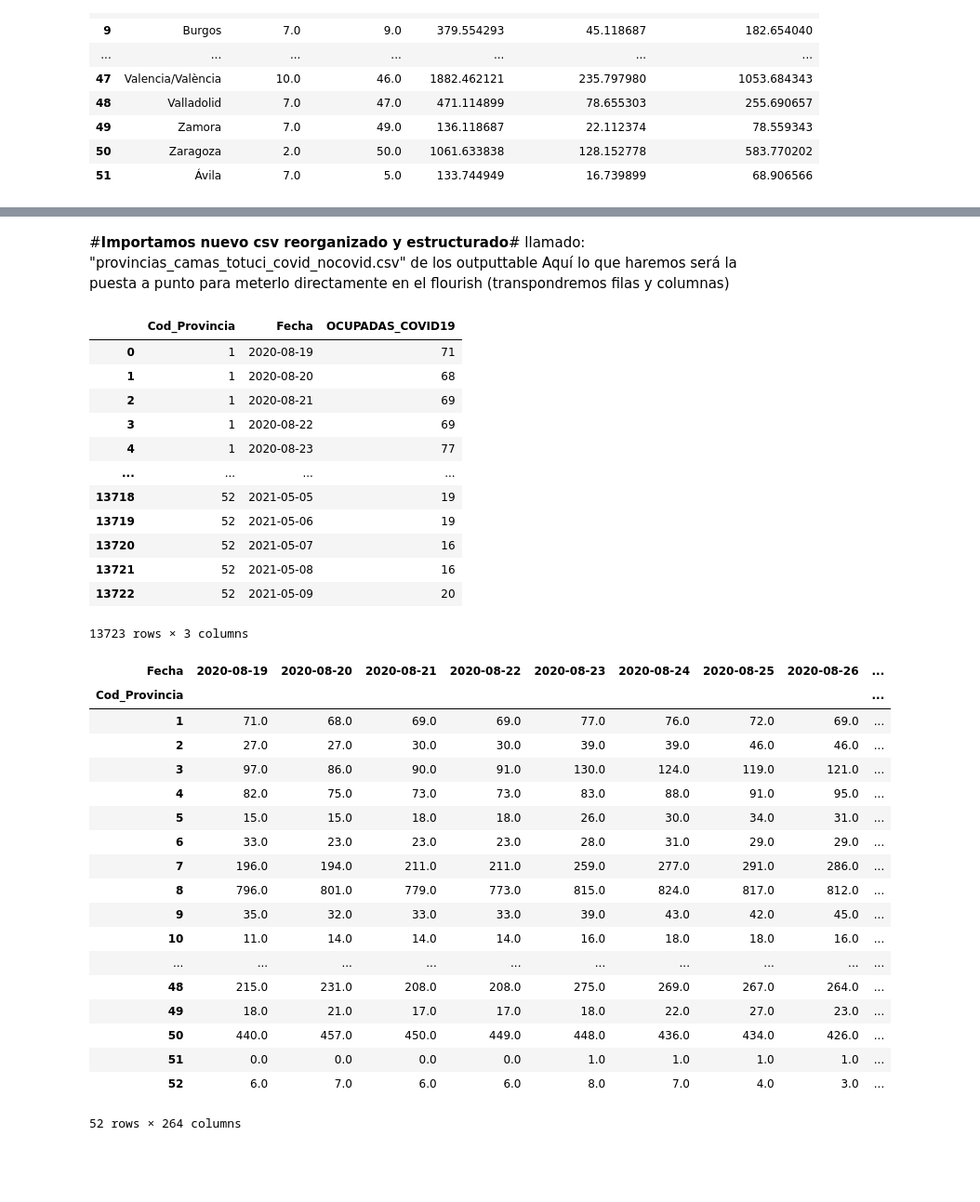
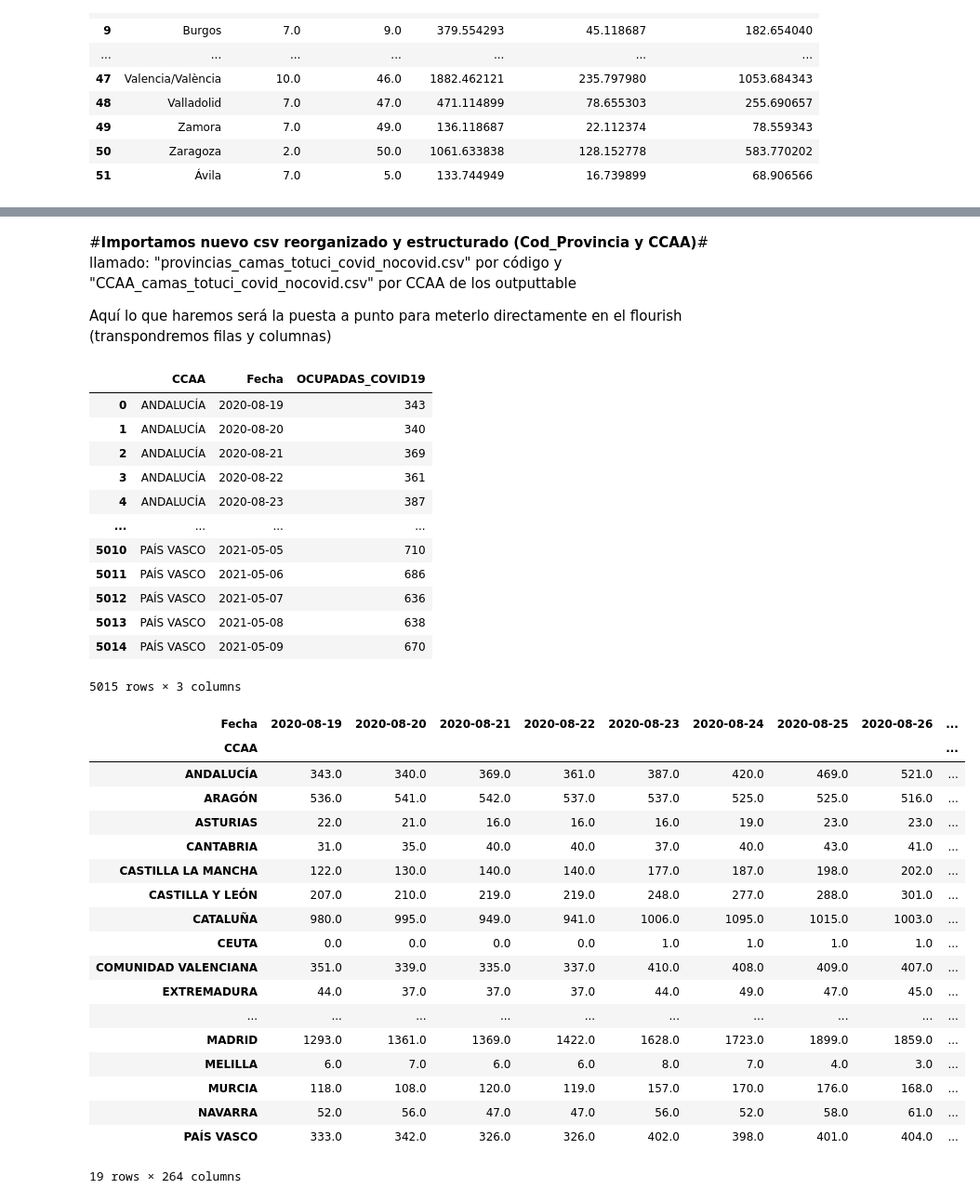
Before and after one commit to jamg-upv/CAHOS19, a Jupyter notebook: python/visualizacion_evolucion.ipynb, the cells around one changed output, grey strips where cells are left out. Shown at 93% size. Saved outputs shown, nothing was run; the diff lists cells and outputs as text; code cells hidden in the pictures; blank space fills up the shorter version.

```diff
--- a/python/visualizacion_evolucion.ipynb
+++ b/python/visualizacion_evolucion.ipynb
@@ -97,50 +86,54 @@ cap_asis2.to_csv('provincias_camas_totuci_covid_nocovid.csv')
 # %% [markdown]
-#**Importamos nuevo csv reorganizado y estructurado**#
-llamado: "provincias_camas_totuci_covid_nocovid.csv" de los outputtable
+#**Importamos nuevo csv reorganizado y estructurado (Cod_Provincia y CCAA)**#
+llamado: "provincias_camas_totuci_covid_nocovid.csv" por código y "CCAA_camas_totuci_covid_nocovid.csv" por CCAA de los outputtable
+
 Aquí lo que haremos será la puesta a punto para meterlo directamente en el flourish (transpondremos filas y columnas)
 # %%
 direccion1="https://raw.githubusercontent.com/jamg-upv/CAHOS19/main/outputtables/provincias_camas_totuci_covid_nocovid.csv"
+direccion01="https://raw.githubusercontent.com/jamg-upv/CAHOS19/main/outputtables/CCAA_camas_totuci_covid_nocovid.csv"
 provincias_camas=pd.read_csv(direccion1, delimiter=',', encoding='latin_1')
-provincias_camas
+CCAA_camas_COVID=pd.read_csv(direccion01, delimiter=',')
+CCAA_camas_COVID
 # %% [output]
-|  | Cod_Provincia | Fecha | OCUPADAS_COVID19 |
-| 0 | 1 | 2020-08-19 | 71 |
-| 1 | 1 | 2020-08-20 | 68 |
-| 2 | 1 | 2020-08-21 | 69 |
-| 3 | 1 | 2020-08-22 | 69 |
-| 4 | 1 | 2020-08-23 | 77 |
+|  | CCAA | Fecha | OCUPADAS_COVID19 |
+| 0 | ANDALUCÍA | 2020-08-19 | 343 |
+| 1 | ANDALUCÍA | 2020-08-20 | 340 |
+| 2 | ANDALUCÍA | 2020-08-21 | 369 |
+| 3 | ANDALUCÍA | 2020-08-22 | 361 |
+| 4 | ANDALUCÍA | 2020-08-23 | 387 |
 | ... | ... | ... | ... |
-| 13718 | 52 | 2021-05-05 | 19 |
-| 13719 | 52 | 2021-05-06 | 19 |
-| 13720 | 52 | 2021-05-07 | 16 |
-| 13721 | 52 | 2021-05-08 | 16 |
-| 13722 | 52 | 2021-05-09 | 20 |
+| 5010 | PAÍS VASCO | 2021-05-05 | 710 |
+| 5011 | PAÍS VASCO | 2021-05-06 | 686 |
+| 5012 | PAÍS VASCO | 2021-05-07 | 636 |
+| 5013 | PAÍS VASCO | 2021-05-08 | 638 |
+| 5014 | PAÍS VASCO | 2021-05-09 | 670 |
-13723 rows × 3 columns
+5015 rows × 3 columns
 # %%
 #Intento trasponer las columnas de fecha y 'OCUPADAS_COVID' por columnas para poder hacer el gráfico
 
 provincias_camas1=provincias_camas.pivot(index='Cod_Provincia', columns='Fecha', values='OCUPADAS_COVID19')
-provincias_camas1
+CCAA_camas_COVID1=CCAA_camas_COVID.pivot(index='CCAA', columns='Fecha', values='OCUPADAS_COVID19')
+CCAA_camas_COVID1
 # %% [output]
 | Fecha | 2020-08-19 | 2020-08-20 | 2020-08-21 | 2020-08-22 | 2020-08-23 | 2020-08-24 | 2020-08-25 | 2020-08-26 | ... |
-| Cod_Provincia |  |  |  |  |  |  |  |  | ... |
-| 1 | 71.0 | 68.0 | 69.0 | 69.0 | 77.0 | 76.0 | 72.0 | 69.0 | ... |
-| 2 | 27.0 | 27.0 | 30.0 | 30.0 | 39.0 | 39.0 | 46.0 | 46.0 | ... |
-| 3 | 97.0 | 86.0 | 90.0 | 91.0 | 130.0 | 124.0 | 119.0 | 121.0 | ... |
-| 4 | 82.0 | 75.0 | 73.0 | 73.0 | 83.0 | 88.0 | 91.0 | 95.0 | ... |
-| 5 | 15.0 | 15.0 | 18.0 | 18.0 | 26.0 | 30.0 | 34.0 | 31.0 | ... |
-| 6 | 33.0 | 23.0 | 23.0 | 23.0 | 28.0 | 31.0 | 29.0 | 29.0 | ... |
-| 7 | 196.0 | 194.0 | 211.0 | 211.0 | 259.0 | 277.0 | 291.0 | 286.0 | ... |
-| 8 | 796.0 | 801.0 | 779.0 | 773.0 | 815.0 | 824.0 | 817.0 | 812.0 | ... |
-| 9 | 35.0 | 32.0 | 33.0 | 33.0 | 39.0 | 43.0 | 42.0 | 45.0 | ... |
-| 10 | 11.0 | 14.0 | 14.0 | 14.0 | 16.0 | 18.0 | 18.0 | 16.0 | ... |
+| CCAA |  |  |  |  |  |  |  |  | ... |
+| ANDALUCÍA | 343.0 | 340.0 | 369.0 | 361.0 | 387.0 | 420.0 | 469.0 | 521.0 | ... |
+| ARAGÓN | 536.0 | 541.0 | 542.0 | 537.0 | 537.0 | 525.0 | 525.0 | 516.0 | ... |
+| ASTURIAS | 22.0 | 21.0 | 16.0 | 16.0 | 16.0 | 19.0 | 23.0 | 23.0 | ... |
+| CANTABRIA | 31.0 | 35.0 | 40.0 | 40.0 | 37.0 | 40.0 | 43.0 | 41.0 | ... |
+| CASTILLA LA MANCHA | 122.0 | 130.0 | 140.0 | 140.0 | 177.0 | 187.0 | 198.0 | 202.0 | ... |
+| CASTILLA Y LEÓN | 207.0 | 210.0 | 219.0 | 219.0 | 248.0 | 277.0 | 288.0 | 301.0 | ... |
+| CATALUÑA | 980.0 | 995.0 | 949.0 | 941.0 | 1006.0 | 1095.0 | 1015.0 | 1003.0 | ... |
+| CEUTA | 0.0 | 0.0 | 0.0 | 0.0 | 1.0 | 1.0 | 1.0 | 1.0 | ... |
+| COMUNIDAD VALENCIANA | 351.0 | 339.0 | 335.0 | 337.0 | 410.0 | 408.0 | 409.0 | 407.0 | ... |
+| EXTREMADURA | 44.0 | 37.0 | 37.0 | 37.0 | 44.0 | 49.0 | 47.0 | 45.0 | ... |
 | ... | ... | ... | ... | ... | ... | ... | ... | ... | ... |
-| 48 | 215.0 | 231.0 | 208.0 | 208.0 | 275.0 | 269.0 | 267.0 | 264.0 | ... |
-| 49 | 18.0 | 21.0 | 17.0 | 17.0 | 18.0 | 22.0 | 27.0 | 23.0 | ... |
-| 50 | 440.0 | 457.0 | 450.0 | 449.0 | 448.0 | 436.0 | 434.0 | 426.0 | ... |
-| 51 | 0.0 | 0.0 | 0.0 | 0.0 | 1.0 | 1.0 | 1.0 | 1.0 | ... |
-| 52 | 6.0 | 7.0 | 6.0 | 6.0 | 8.0 | 7.0 | 4.0 | 3.0 | ... |
+| MADRID | 1293.0 | 1361.0 | 1369.0 | 1422.0 | 1628.0 | 1723.0 | 1899.0 | 1859.0 | ... |
+| MELILLA | 6.0 | 7.0 | 6.0 | 6.0 | 8.0 | 7.0 | 4.0 | 3.0 | ... |
+| MURCIA | 118.0 | 108.0 | 120.0 | 119.0 | 157.0 | 170.0 | 176.0 | 168.0 | ... |
+| NAVARRA | 52.0 | 56.0 | 47.0 | 47.0 | 56.0 | 52.0 | 58.0 | 61.0 | ... |
+| PAÍS VASCO | 333.0 | 342.0 | 326.0 | 326.0 | 402.0 | 398.0 | 401.0 | 404.0 | ... |
-52 rows × 264 columns
+19 rows × 264 columns
 # %%
 #Exportamos la nueva tabla para representar en el florish
 provincias_camas1.to_csv('provincias_camas_covid.csv')
```
Also changed, not shown: parts of 15 cells of this notebook.
